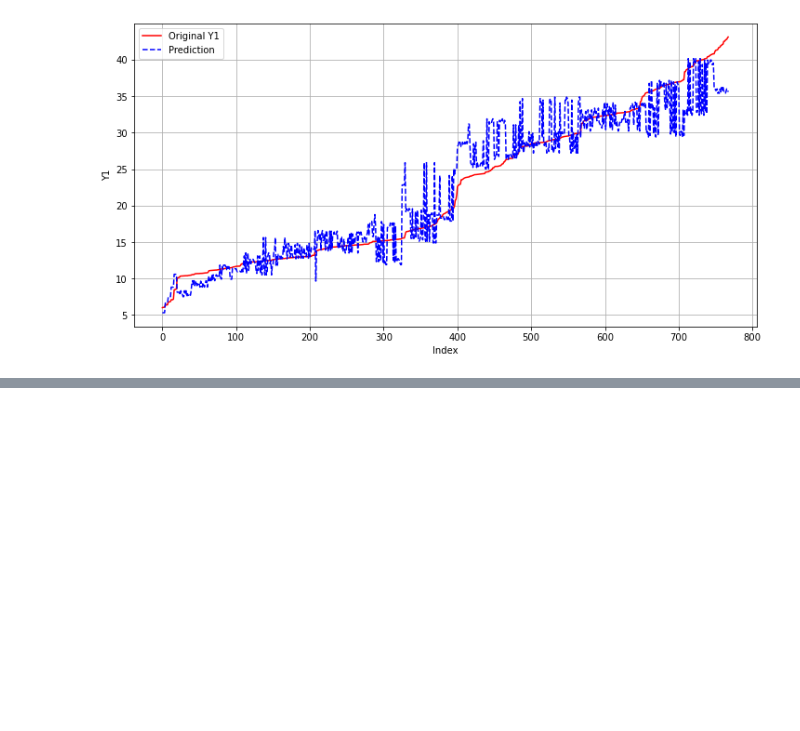
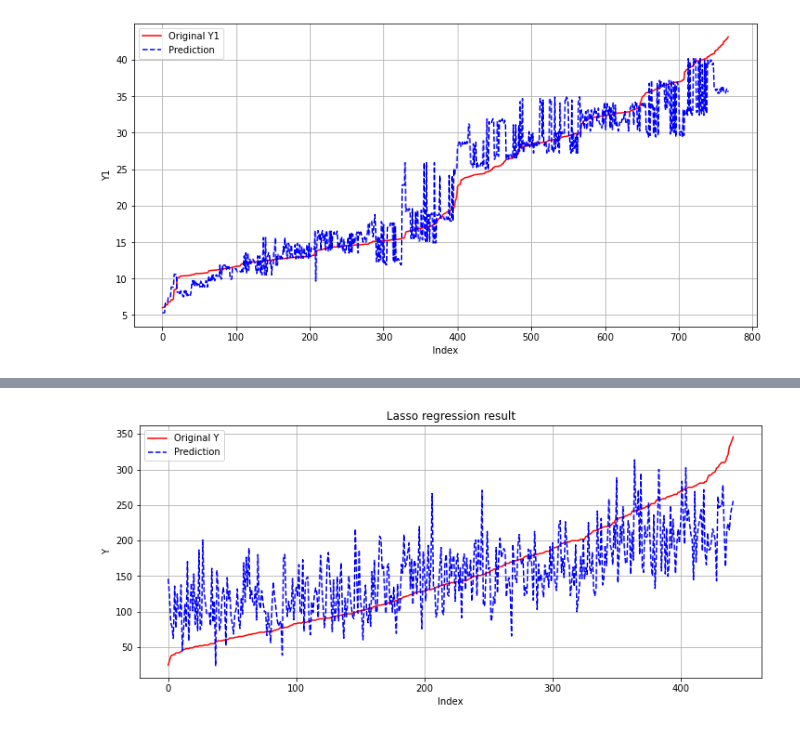
Before and after one commit to MissArtemis/ML, a Jupyter notebook: Analysis/RegressionAnalysis.ipynb, the cells around one changed output, grey strips where cells are left out. Saved outputs shown, nothing was run; the diff lists cells and outputs as text; code cells hidden in the pictures; blank space fills up the shorter version.

```diff
--- a/Analysis/RegressionAnalysis.ipynb
+++ b/Analysis/RegressionAnalysis.ipynb
@@ -160,0 +232,19 @@ from sklearn.metrics import r2_score,mean_absolute_error
+# %%
+##########################Use Best Lasso Model################################
+## We choose alpha = 0.736874
+lassoreg = Lasso(alpha=0.736874,normalize=True,max_iter=1e5,fit_intercept=False)
+lassoreg.fit(diabete[predictors],diabete[prey])
+Y_pre = lassoreg.predict(diabete[predictors])
+##Plot
+index = np.argsort(diabete.Y)
+plt.figure(figsize=(12,5))
+plt.plot(np.arange(diabete.shape[0]),diabete.Y[index],"r",label="Original Y")
+plt.plot(np.arange(diabete.shape[0]),Y_pre[index],"b--",label = "Prediction")
+plt.legend()
+plt.grid("on")
+plt.xlabel("Index")
+plt.ylabel("Y")
+plt.title("Lasso regression result")
+plt.show()
+# %% [output]
+[figure, added]
```
Also changed, not shown: parts of 7 cells of this notebook.
